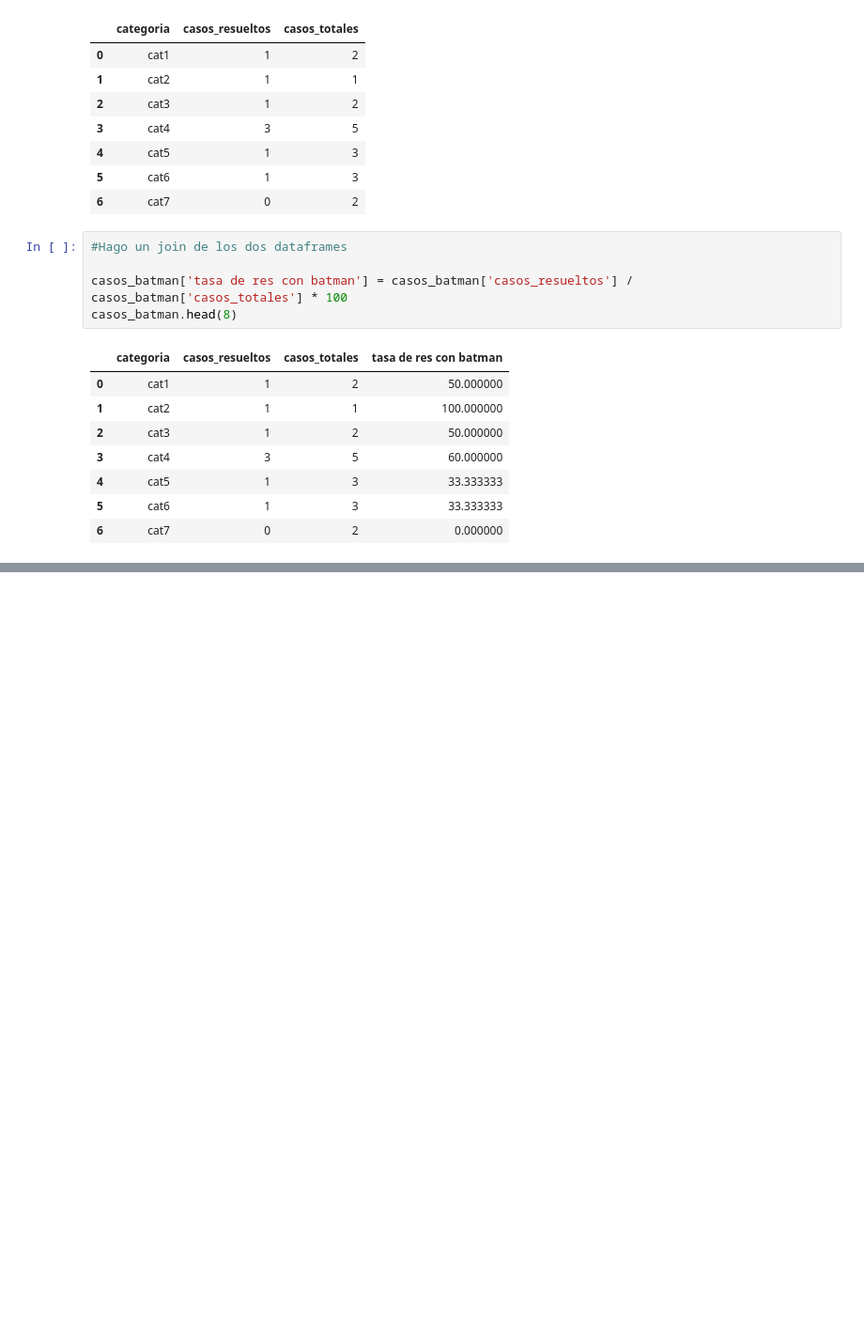
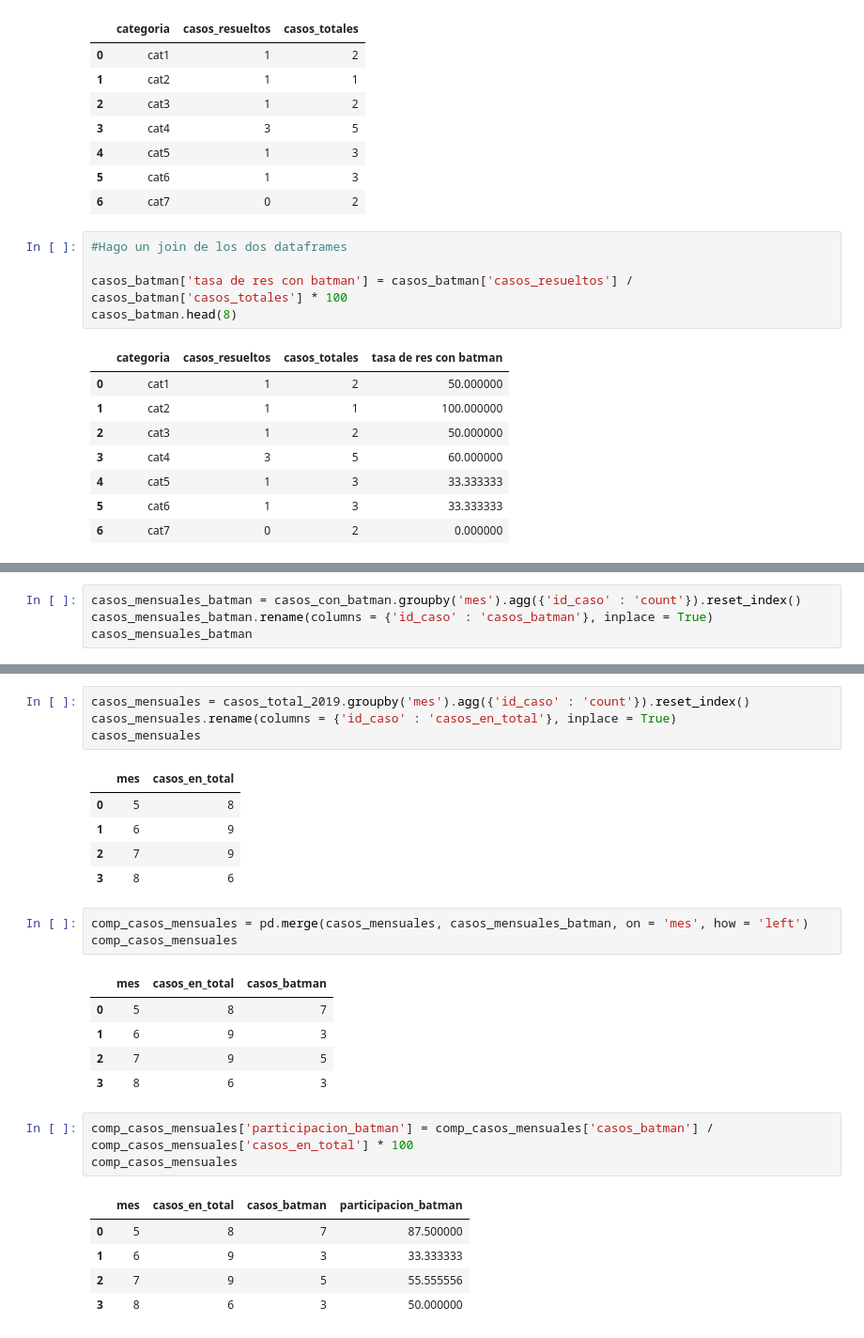
Before and after one commit to JoseMorisJr/practicapandas, a Jupyter notebook: guia1_6.ipynb, the cells around one changed output, grey strips where cells are left out. Shown at 94% size. Cells and saved outputs as stored; diff of their text form; blank space fills up the shorter version.

```diff
--- a/guia1_6.ipynb
+++ b/guia1_6.ipynb
@@ -171,0 +207,4 @@ casos_batman.head(8)
+# %%
+casos_mensuales_batman = casos_con_batman.groupby('mes').agg({'id_caso' : 'count'}).reset_index()
+casos_mensuales_batman.rename(columns = {'id_caso' : 'casos_batman'}, inplace = True)
+casos_mensuales_batman
@@ -171,0 +217,28 @@ casos_batman.head(8)
+# %%
+casos_mensuales = casos_total_2019.groupby('mes').agg({'id_caso' : 'count'}).reset_index()
+casos_mensuales.rename(columns = {'id_caso' : 'casos_en_total'}, inplace = True)
+casos_mensuales
+# %% [output]
+|  | mes | casos_en_total |
+| 0 | 5 | 8 |
+| 1 | 6 | 9 |
+| 2 | 7 | 9 |
+| 3 | 8 | 6 |
+# %%
+comp_casos_mensuales = pd.merge(casos_mensuales, casos_mensuales_batman, on = 'mes', how = 'left')
+comp_casos_mensuales
+# %% [output]
+|  | mes | casos_en_total | casos_batman |
+| 0 | 5 | 8 | 7 |
+| 1 | 6 | 9 | 3 |
+| 2 | 7 | 9 | 5 |
+| 3 | 8 | 6 | 3 |
+# %%
+comp_casos_mensuales['participacion_batman'] = comp_casos_mensuales['casos_batman'] / comp_casos_mensuales['casos_en_total'] * 100
+comp_casos_mensuales
+# %% [output]
+|  | mes | casos_en_total | casos_batman | participacion_batman |
+| 0 | 5 | 8 | 7 | 87.500000 |
+| 1 | 6 | 9 | 3 | 33.333333 |
+| 2 | 7 | 9 | 5 | 55.555556 |
+| 3 | 8 | 6 | 3 | 50.000000 |
```
Also changed, not shown: parts of 5 cells of this notebook.
